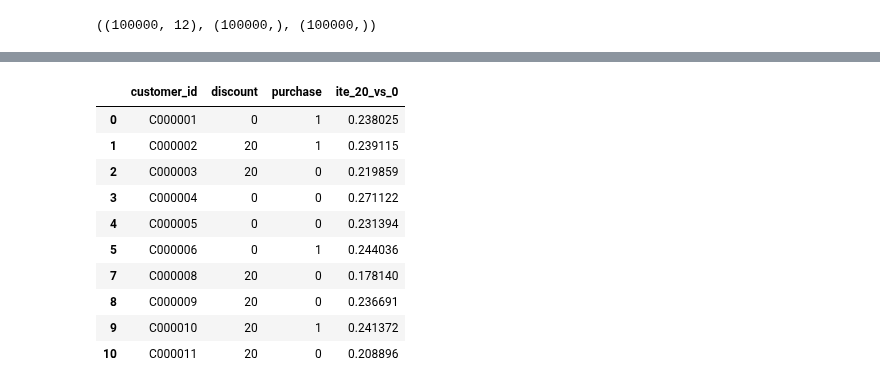
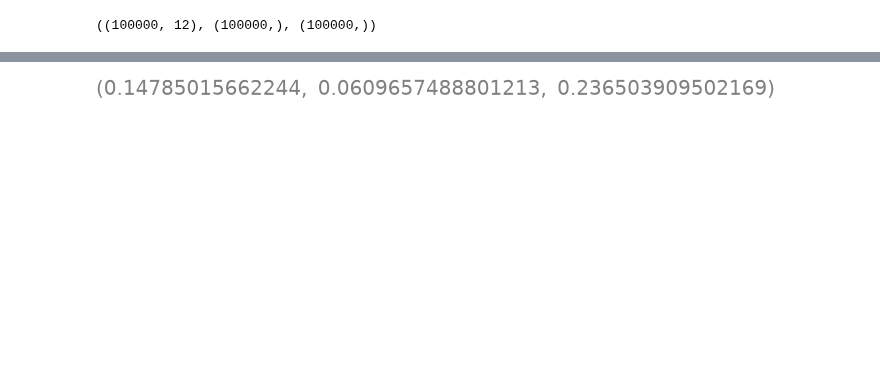
Before and after one commit to rishitlad09/EconoCausal, a Jupyter notebook: notebooks/02_causal_modeling.ipynb, the cells around one changed output, grey strips where cells are left out. Cells and saved outputs as stored; diff of their text form; code cells hidden in the pictures; blank space fills up the shorter version.

```diff
--- a/notebooks/02_causal_modeling.ipynb
+++ b/notebooks/02_causal_modeling.ipynb
@@ -260,42 +272,5 @@ df_10_0[["customer_id", "discount", "purchase", "ite_10_vs_0"]].head(10)
 # %%
-df_20_0 = df[df["discount"].isin([0, 20])].copy()
-
-T_20_0 = (df_20_0["discount"] == 20).astype(int)
-X_20_0 = df_20_0[features]
-Y_20_0 = df_20_0["purchase"]
-
-model_dml_20_0 = LinearDML(
-    model_y=RandomForestRegressor(
-        n_estimators=100,
-        min_samples_leaf=10,
-        random_state=42
-    ),
-    model_t=RandomForestClassifier(
-        n_estimators=100,
-        min_samples_leaf=10,
-        random_state=42
-    ),
-    discrete_treatment=True,
-    random_state=42
-)
-
-model_dml_20_0.fit(Y_20_0, T_20_0, X=X_20_0)
-
-ite_20_0 = model_dml_20_0.effect(X_20_0)
-
-df_20_0["ite_20_vs_0"] = ite_20_0
-
-df_20_0[["customer_id", "discount", "purchase", "ite_20_vs_0"]].head(10)
+ite_10_vs_0.mean(), ite_10_vs_0.min(), ite_10_vs_0.max()
 # %% [output]
-|  | customer_id | discount | purchase | ite_20_vs_0 |
-| 0 | C000001 | 0 | 1 | 0.238025 |
-| 1 | C000002 | 20 | 1 | 0.239115 |
-| 2 | C000003 | 20 | 0 | 0.219859 |
-| 3 | C000004 | 0 | 0 | 0.271122 |
-| 4 | C000005 | 0 | 0 | 0.231394 |
-| 5 | C000006 | 0 | 1 | 0.244036 |
-| 7 | C000008 | 20 | 0 | 0.178140 |
-| 8 | C000009 | 20 | 0 | 0.236691 |
-| 9 | C000010 | 20 | 1 | 0.241372 |
-| 10 | C000011 | 20 | 0 | 0.208896 |
+[figure, added]
 # %%
```
Also changed, not shown: parts of 68 cells of this notebook, 3 other files.
